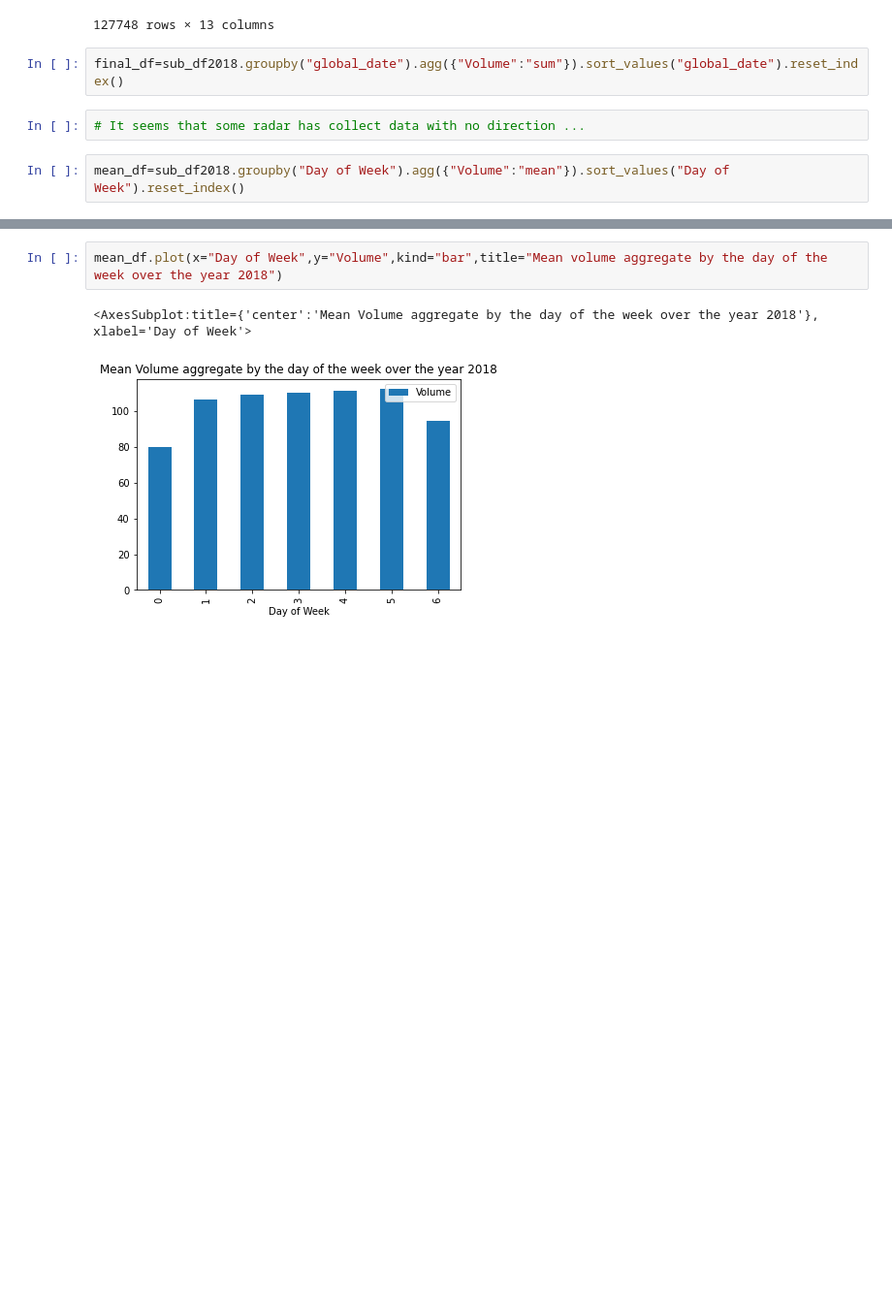
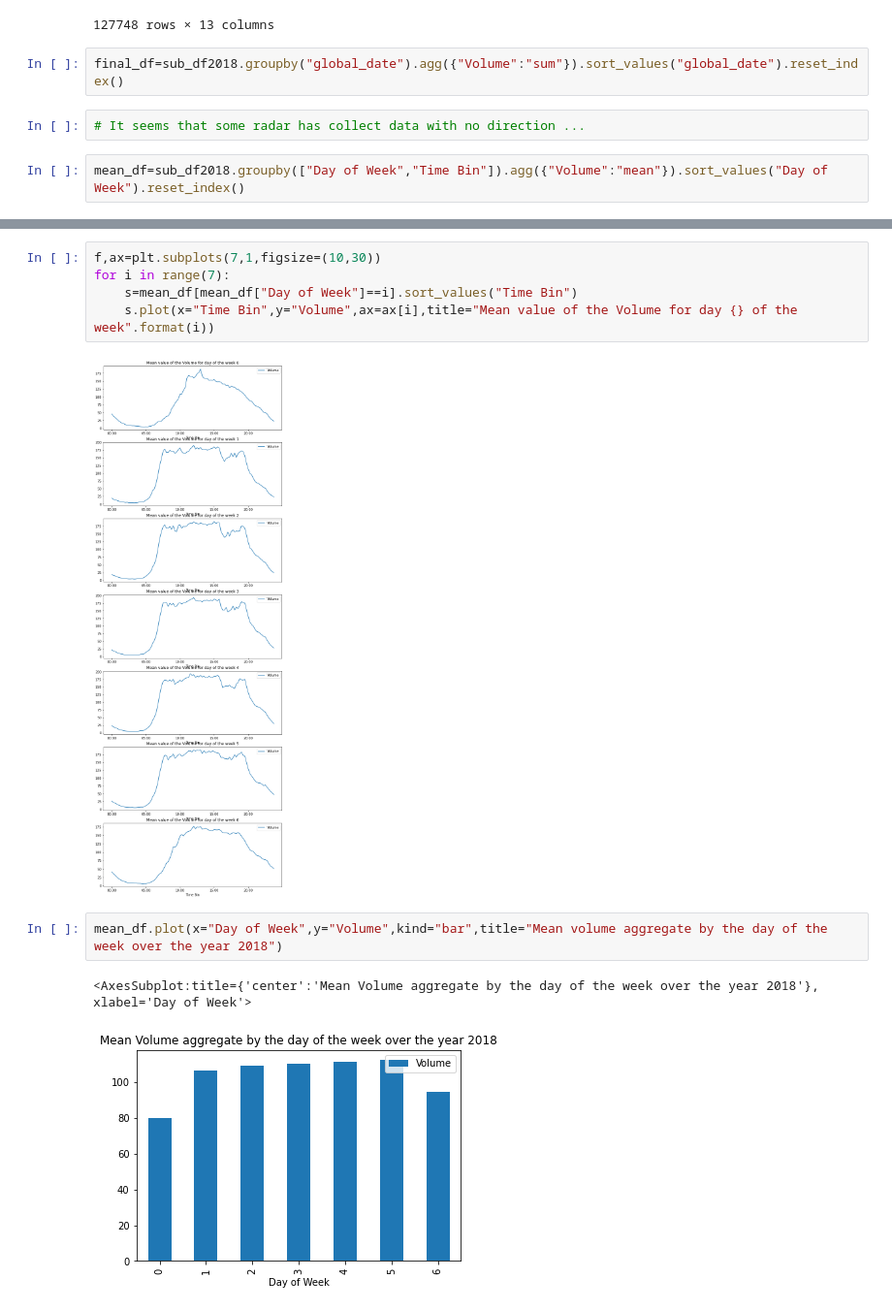
Before and after one commit to clemvst/RadarTrafficData, a Jupyter notebook: notebooks/open_data.ipynb, the cells around one changed output, grey strips where cells are left out. Shown: that part at 97% size. Saved outputs shown, nothing was run; the diff lists cells and outputs as text; blank space fills up the shorter version.

Commit message:
Add graphic for the Weekly behavior of the data

```diff
--- a/notebooks/open_data.ipynb
+++ b/notebooks/open_data.ipynb
@@ -163,4 +163,4 @@ final_df=sub_df2018.groupby("global_date").agg({"Volume":"sum"}).sort_values("gl
 # %%
 # It seems that some radar has collect data with no direction ...
 # %%
-mean_df=sub_df2018.groupby("Day of Week").agg({"Volume":"mean"}).sort_values("Day of Week").reset_index()
+mean_df=sub_df2018.groupby(["Day of Week","Time Bin"]).agg({"Volume":"mean"}).sort_values("Day of Week").reset_index()
@@ -167,3 +183,10 @@ mean_df=sub_df2018.groupby("Day of Week").agg({"Volume":"mean"}).sort_values("Da
+# %%
+f,ax=plt.subplots(7,1,figsize=(10,30))
+for i in range(7):
+    s=mean_df[mean_df["Day of Week"]==i].sort_values("Time Bin")
+    s.plot(x="Time Bin",y="Volume",ax=ax[i],title="Mean value of the Volume for day {} of the week".format(i))
+# %% [output]
+[figure, added]
 # %%
 mean_df.plot(x="Day of Week",y="Volume",kind="bar",title="Mean volume aggregate by the day of the week over the year 2018")
 # %% [output]
```
Also changed, not shown: parts of 1 cell of this notebook, 1 other file.
